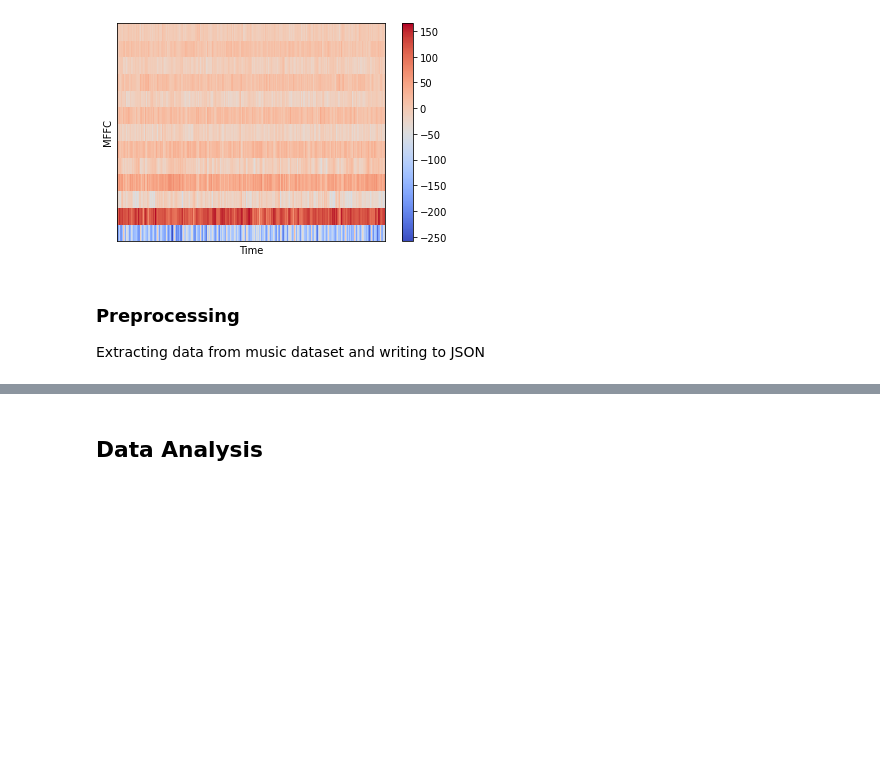
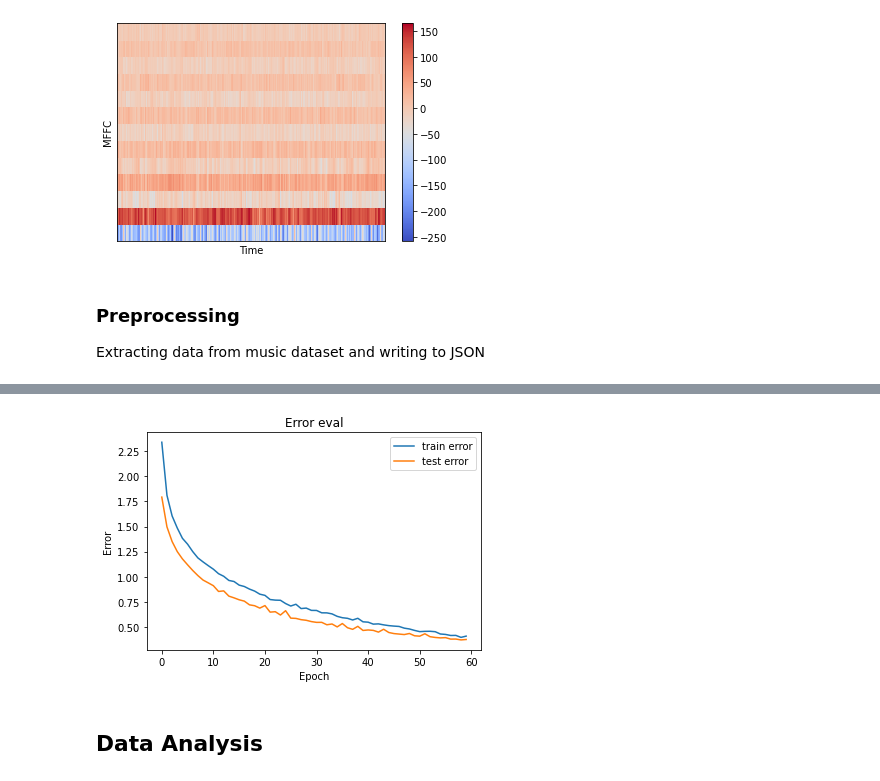
Before and after one commit to mrilyaskarimov/ADA-GW, a Jupyter notebook: Music_Genre_Classification/Music Genre Detection Using Deep Learning.ipynb, the cells around one changed output, grey strips where cells are left out. Drawn from its saved outputs; the diff is of its cells as text; code cells hidden in the pictures; blank space fills up the shorter version.

```diff
--- a/Music_Genre_Classification/Music Genre Detection Using Deep Learning.ipynb
+++ b/Music_Genre_Classification/Music Genre Detection Using Deep Learning.ipynb
@@ -305,0 +490,13 @@ Processing pop
+# %%
+def plot_loss(history):
+    fig, ax = plt.subplots()
+
+    # create error sublpot
+    ax.plot(history.history["loss"], label="train error")
+    ax.plot(history.history["val_loss"], label="test error")
+    ax.set_ylabel("Error")
+    ax.set_xlabel("Epoch")
+    ax.legend(loc="upper right")
+    ax.set_title("Error eval")
+
+    plt.show()
@@ -306,3 +566,7 @@ Processing pop
+# %%
+plot_loss(history)
+# %% [output]
+[figure, added]
 # %% [markdown]
 ## Data Analysis
 # %%
```
Also changed, not shown: parts of 44 cells of this notebook, 1 other file.
